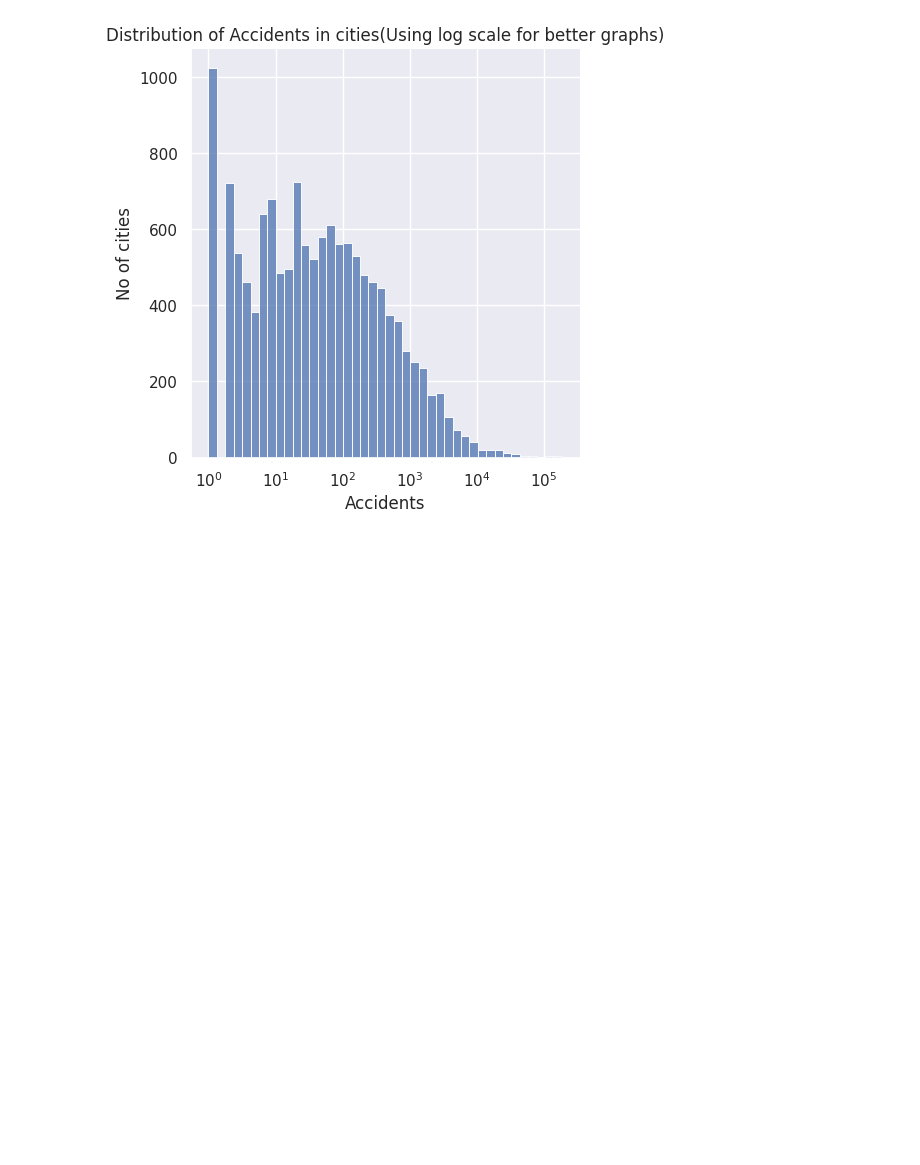
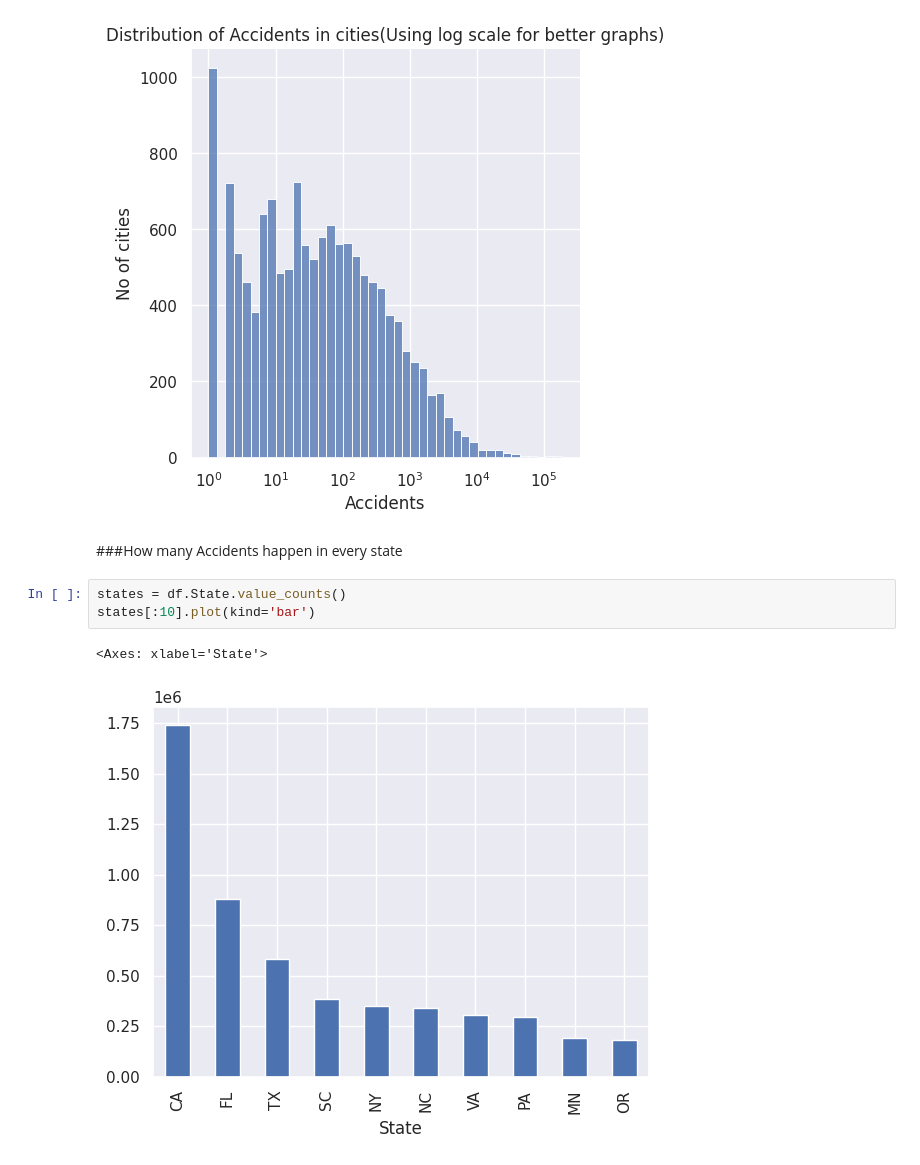
Before and after one commit to siddharth7739/EDA_ON_US_ACCIDENTS, a Jupyter notebook: USA_Accidents_EDA.ipynb, the cells around one changed output. Drawn from its saved outputs; the diff is of its cells as text; blank space fills up the shorter version.

```diff
--- a/USA_Accidents_EDA.ipynb
+++ b/USA_Accidents_EDA.ipynb
@@ -333,3 +349,11 @@ plt.title('Distribution of Accidents in cities(Using log scale for better graphs
 plt.show()
 # %% [output]
 [figure]
+# %% [markdown]
+###How many Accidents happen in every state
+# %%
+states = df.State.value_counts()
+states[:10].plot(kind='bar')
+# %% [output]
+<Axes: xlabel='State'>
+[figure, added]
```
Also changed, not shown: parts of 17 cells of this notebook.
